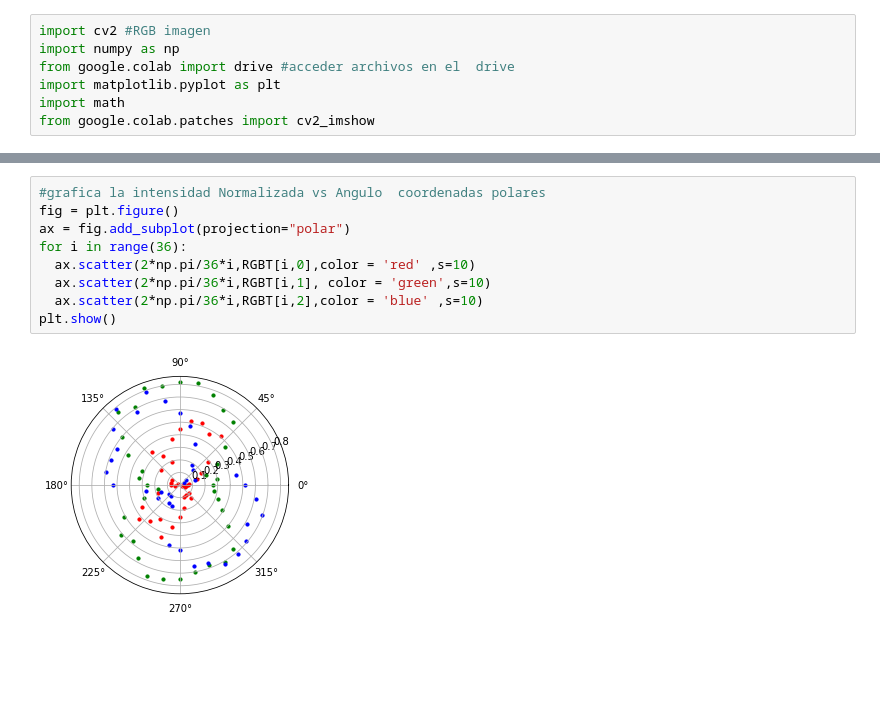
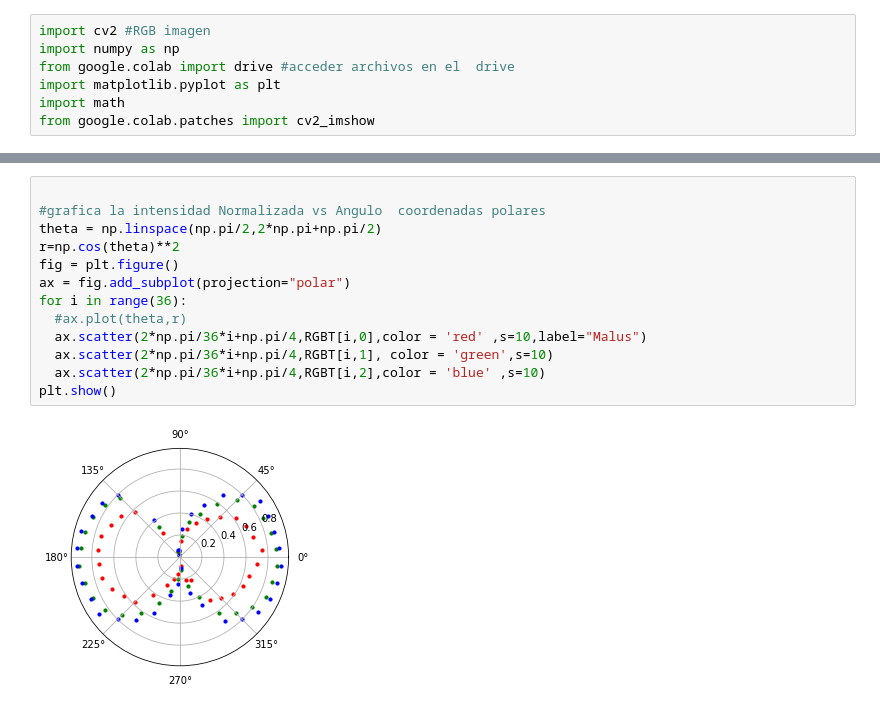
Before and after one commit to jgsuarezc/Fotoelasticidad, a Jupyter notebook: Fotoelastidad.ipynb, the cells around one changed output, grey strips where cells are left out. Drawn from its saved outputs; the diff is of its cells as text; blank space fills up the shorter version.

```diff
--- a/Fotoelastidad.ipynb
+++ b/Fotoelastidad.ipynb
@@ -68,14 +51,18 @@ Mounted at /content/drive/
 # %%
+
 #grafica la intensidad Normalizada vs Angulo  coordenadas polares
+theta = np.linspace(np.pi/2,2*np.pi+np.pi/2)
+r=np.cos(theta)**2
 fig = plt.figure()
 ax = fig.add_subplot(projection="polar")
 for i in range(36):
-  ax.scatter(2*np.pi/36*i,RGBT[i,0],color = 'red' ,s=10)
-  ax.scatter(2*np.pi/36*i,RGBT[i,1], color = 'green',s=10)
-  ax.scatter(2*np.pi/36*i,RGBT[i,2],color = 'blue' ,s=10)
+  #ax.plot(theta,r)
+  ax.scatter(2*np.pi/36*i+np.pi/4,RGBT[i,0],color = 'red' ,s=10,label="Malus")
+  ax.scatter(2*np.pi/36*i+np.pi/4,RGBT[i,1], color = 'green',s=10)
+  ax.scatter(2*np.pi/36*i+np.pi/4,RGBT[i,2],color = 'blue' ,s=10)
 plt.show()
 # %% [output]
-[figure, old version]
+[figure, new version]
 # %%
 #para cada  una punto le extrae el maximo y el minimo valor de RGB
 C= ['red','green','blue']
```
Also changed, not shown: parts of 4 cells of this notebook.
